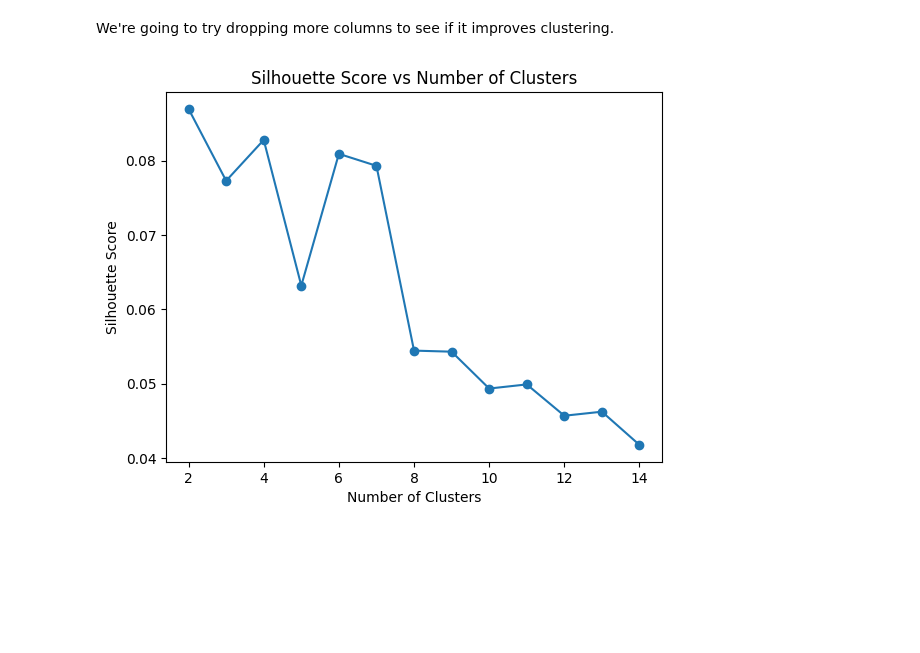
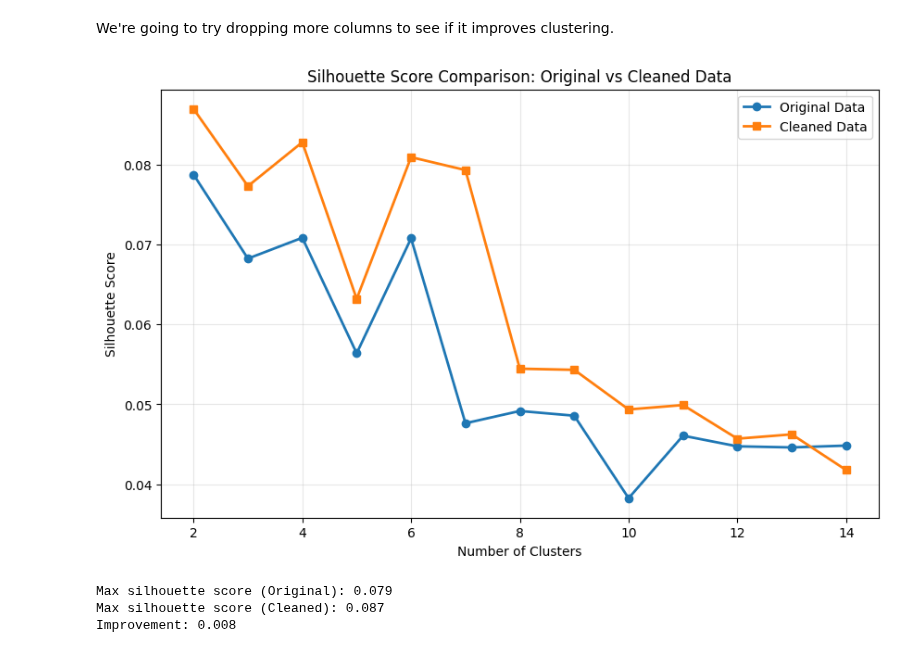
Before and after one commit to gabriel-joseph/data_science_portfolio, a Jupyter notebook: fall2025/dsc630_data_prediction/week4/week4_gabriel_vance_assignment_4.2.ipynb, the cells around one changed output. Saved outputs shown, nothing was run; the diff lists cells and outputs as text; code cells hidden in the pictures; blank space fills up the shorter version.

```diff
--- a/fall2025/dsc630_data_prediction/week4/week4_gabriel_vance_assignment_4.2.ipynb
+++ b/fall2025/dsc630_data_prediction/week4/week4_gabriel_vance_assignment_4.2.ipynb
@@ -128,42 +128,66 @@ We're going to try dropping more columns to see if it improves clustering.
 # %%
 drop_cols = [
     "Age_mean",
     "Gender_mean",
     "bp_diastolic_max",
     "bp_diastolic_median",
     "bp_diastolic_min",
     "bp_diastolic_range",
     "bp_systolic_max",
     "bp_systolic_median",
     "bp_systolic_min",
     "bp_systolic_range",
 
 ] # This also set optimal number to 2 but the silo score was more much higher
 
+# Compare clustering performance between original and cleaned data
+df_original = df  # Original with basic drops
+df_cleaned = df.drop(drop_cols , axis=1)  # Cleaned with additional drops
 
-df_cleaned = df.drop(drop_cols, axis=1)
+# Scale both datasets
+scaler_orig = StandardScaler()
+scaled_data_orig = scaler_orig.fit_transform(df_original)
 
+scaler_clean = StandardScaler()
+scaled_data_clean = scaler_clean.fit_transform(df_cleaned)
 
-scaler = StandardScaler()
-scaled_data = scaler.fit_transform(df_cleaned)
-
-
-# Determine the optimal number of clusters using the silhouette score
-silhouette_scores = []
+# Calculate silhouette scores for both datasets
+silhouette_scores_orig = []
+silhouette_scores_clean = []
 cluster_range = range(2, 15)
 
-# Evaluate silhouette score for each number of clusters
 for n_clusters in cluster_range:
-    kmeans = KMeans(n_clusters=n_clusters, random_state=42)
-    cluster_labels = kmeans.fit_predict(scaled_data)
-    score = silhouette_score(scaled_data, cluster_labels)
-    silhouette_scores.append(score)
+    # Original data
+    kmeans_orig = KMeans(n_clusters=n_clusters, random_state=42)
+    cluster_labels_orig = kmeans_orig.fit_predict(scaled_data_orig)
+    score_orig = silhouette_score(scaled_data_orig, cluster_labels_orig)
+    silhouette_scores_orig.append(score_orig)
 
-# Plot silhouette scores
-plt.plot(cluster_range, silhouette_scores, marker='o')
+    # Cleaned data
+    kmeans_clean = KMeans(n_clusters=n_clusters, random_state=42)
+    cluster_labels_clean = kmeans_clean.fit_predict(scaled_data_clean)
+    score_clean = silhouette_score(scaled_data_clean, cluster_labels_clean)
+    silhouette_scores_clean.append(score_clean)
+
+# Plot both silhouette scores on the same chart
+plt.figure(figsize=(10, 6))
+plt.plot(cluster_range, silhouette_scores_orig, marker='o', label='Original Data', linewidth=2)
+plt.plot(cluster_range, silhouette_scores_clean, marker='s', label='Cleaned Data', linewidth=2)
 plt.xlabel('Number of Clusters')
 plt.ylabel('Silhouette Score')
-plt.title('Silhouette Score vs Number of Clusters')
+plt.title('Silhouette Score Comparison: Original vs Cleaned Data')
+plt.legend()
+plt.grid(True, alpha=0.3)
 plt.show()
+
+# Print max scores for comparison
+max_orig = max(silhouette_scores_orig)
+max_clean = max(silhouette_scores_clean)
+print(f"Max silhouette score (Original): {max_orig:.3f}")
+print(f"Max silhouette score (Cleaned): {max_clean:.3f}")
+print(f"Improvement: {max_clean - max_orig:.3f}")
 # %% [output]
-[figure, old version]
+[figure, new version]
+Max silhouette score (Original): 0.079
+Max silhouette score (Cleaned): 0.087
+Improvement: 0.008
```
Also changed, not shown: parts of 1 cell of this notebook, 6 other files.
